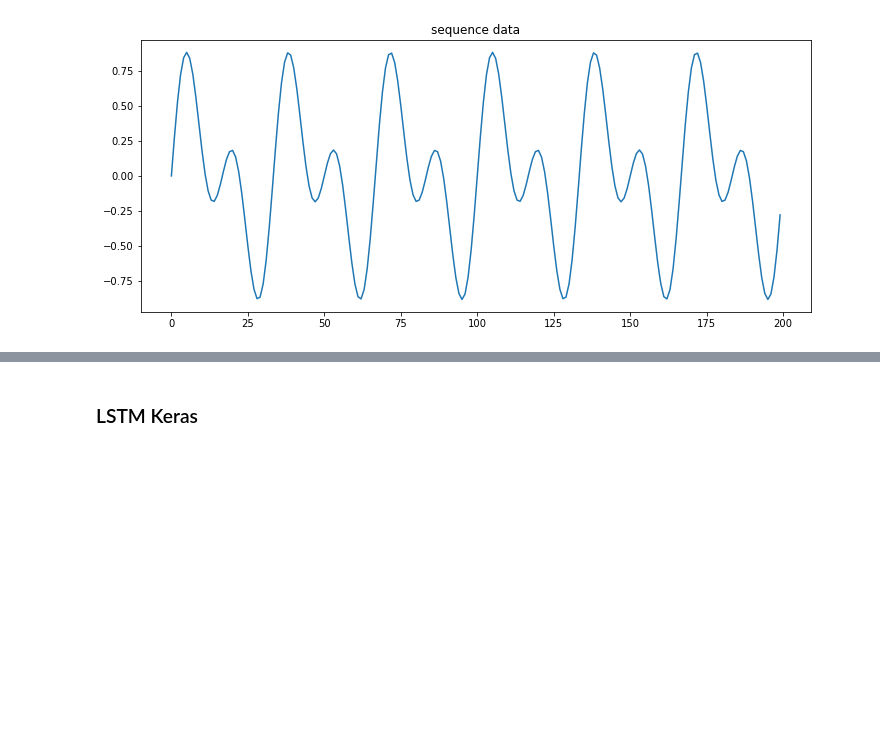
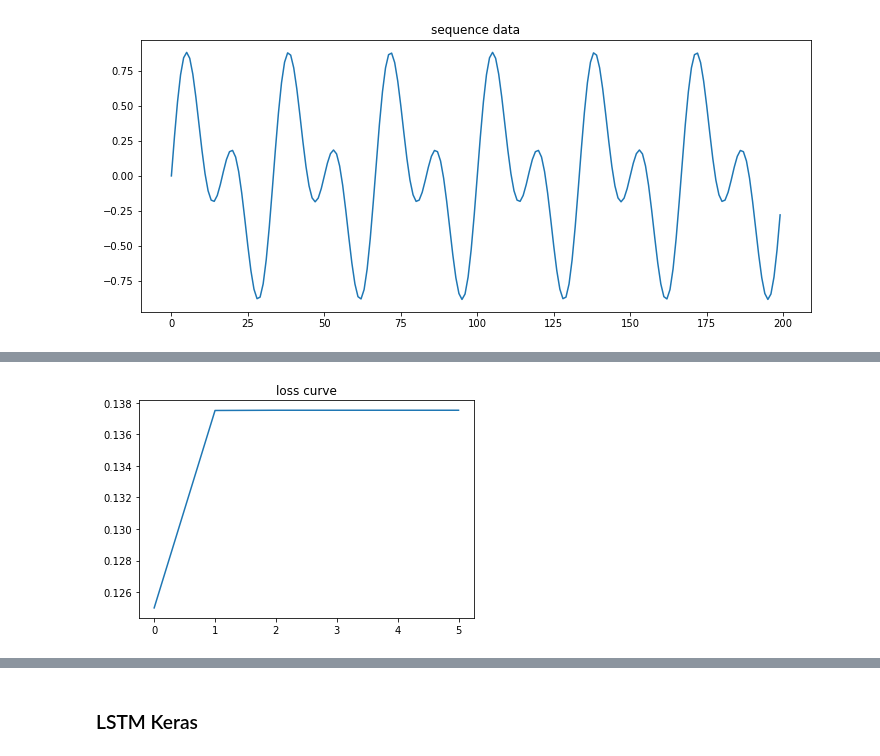
Before and after one commit to Locchuong96/machine-learning, a Jupyter notebook: Courses/GRU-LSTM.ipynb, the cells around one changed output, grey strips where cells are left out. Drawn from its saved outputs; the diff is of its cells as text; code cells hidden in the pictures; blank space fills up the shorter version.

```diff
--- a/Courses/GRU-LSTM.ipynb
+++ b/Courses/GRU-LSTM.ipynb
@@ -1174,10 +1174,6 @@ seq_len = 50
 hidden_dim = 100
 input_dim = 1
 output_dim = 1
-epochs = 20
-learning_rate = 1e-4
-min_val = -200
-max_val = 200
 f = 15
 seq_len = 50
 seq_data,X,Y,X_val,Y_val = gen_data(f,seq_len)
@@ -1414,0 +1589,15 @@ dLdb_f: (100, 1)
+# %%
+# hyperparameter
+epochs = 6
+learning_rate = 1e-3
+min_val = -200
+max_val = 200
+
+node = LSTM()
+
+losses = node.train(X,Y,epochs,learning_rate,min_val,max_val)
+
+plt.plot(losses)
+plt.title('loss curve')
+plt.show()
+# %% [output]
@@ -1414,0 +1610 @@ dLdb_f: (100, 1)
+[figure, added]
```
Also changed, not shown: parts of 14 cells of this notebook.
